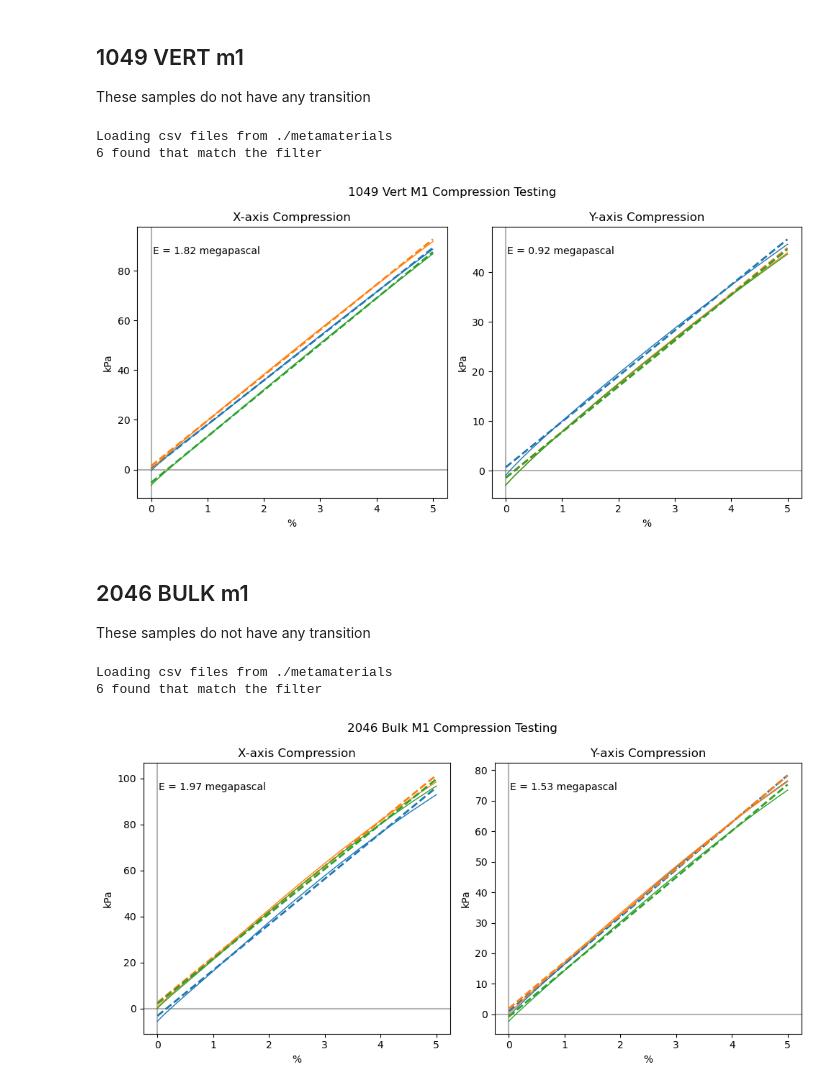
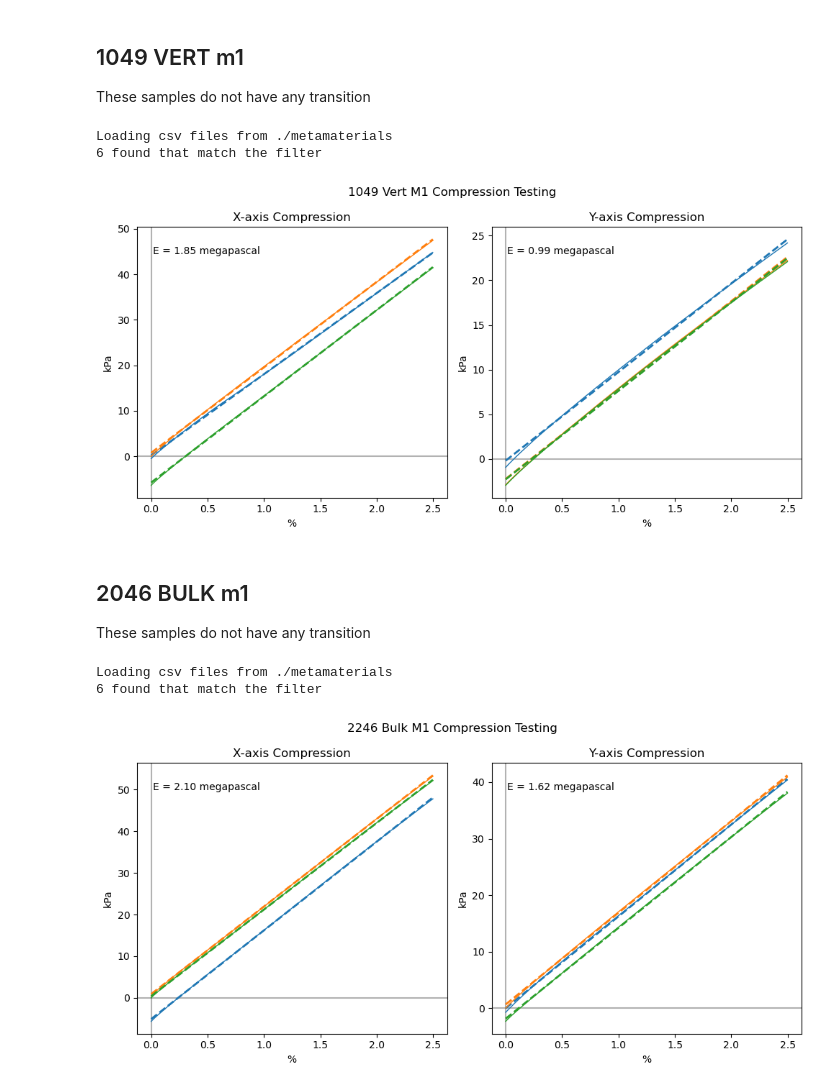
Before and after one commit to TransformativeRoboticsLab/FDE-Metamaterials, a Jupyter notebook: data/instron_tests/analysis.ipynb, the cells around one changed output. Drawn from its saved outputs; the diff is of its cells as text; code cells hidden in the pictures.

```diff
--- a/data/instron_tests/analysis.ipynb
+++ b/data/instron_tests/analysis.ipynb
@@ -37,7 +40,7 @@ for group in samples:
         m, b = s.add_linear_fit(x='Compressive strain (Displacement)',
                                 y='Compressive stress',
                                 x_min=0.,
-                                x_max=10 * ureg.percent)
+                                x_max=2.5 * ureg.percent)
         s.user_data = dict(
             E=m.to('MPa'),
             y_intercept=b,
@@ -78,7 +81,7 @@ x_col = 'Compressive strain (Displacement)'
 y1_col = 'Compressive stress'
 y2_col = 'Compressive stress (Line Fit)'
 # x bounds of plot
-strain_limits = (0., 0.1)
+strain_limits = (0., 0.025)
 
 # Plotting
 fig, axg = plt.subplots(4, 3, figsize=(12, 16))
@@ -165,12 +168,13 @@ BULK_m2_NoTransition = ip.load_samples(DATA_DIR,
 
 samples = [BULK_m2_2mmTransition, BULK_m2_NoTransition]
 
+strain_limits = (0., 0.05)
 for group in samples:
     for s in group:
         m, b = s.add_linear_fit(x='Compressive strain (Displacement)',
                                 y='Compressive stress',
-                                x_min=0.,
-                                x_max=5 * ureg.percent)
+                                x_min=strain_limits[0],
+                                x_max=strain_limits[1])
         s.user_data = dict(
             E=m.to('MPa'),
             y_intercept=b,
@@ -252,12 +254,13 @@ These samples do not have any transition
 # %%
 VERT_1049_m1_samples = ip.load_samples(DATA_DIR,
                                        filter_fn=lambda f: 'vert' in f.stem.lower())
+strain_limits = (0, 0.025)
 
 for sample in VERT_1049_m1_samples:
     m, b = sample.add_linear_fit(x='Compressive strain (Displacement)',
                                  y='Compressive stress',
-                                 x_min=0.,
-                                 x_max=5 * ureg.percent)
+                                 x_min=strain_limits[0],
+                                 x_max=strain_limits[1])
     sample.user_data = dict(
         E=m.to('MPa'),
         y_intercept=b,
@@ -269,7 +272,6 @@ x_col = 'Compressive strain (Displacement)'
 y1_col = 'Compressive stress'
 y2_col = 'Compressive stress (Line Fit)'
 # x bounds of plot
-strain_limits = (0, 0.05)
 
 comp_dirs = ['X', 'Y']
 
@@ -304,20 +306,21 @@ plt.tight_layout()
 # %% [output]
 Loading csv files from ./metamaterials
 6 found that match the filter
-[figure, old version]
+[figure, new version]
 # %% [markdown]
 ## 2046 BULK m1
 
 These samples do not have any transition
 # %%
 BULK_2046_m1_samples = ip.load_samples(DATA_DIR,
-                                       filter_fn=lambda f: '2046' in f.stem.lower())
+                                       filter_fn=lambda f: '2246' in f.stem.lower())
+strain_limits = (0, 0.025)
 
 for sample in BULK_2046_m1_samples:
     m, b = sample.add_linear_fit(x='Compressive strain (Displacement)',
                                  y='Compressive stress',
-                                 x_min=0.,
-                                 x_max=5 * ureg.percent)
+                                 x_min=strain_limits[0],
+                                 x_max=strain_limits[1])
     sample.user_data = dict(
         E=m.to('MPa'),
         y_intercept=b,
@@ -329,39 +332,39 @@ x_col = 'Compressive strain (Displacement)'
 y1_col = 'Compressive stress'
 y2_col = 'Compressive stress (Line Fit)'
 # x bounds of plot
-strain_limits = (0, 0.05)
+
 
 comp_dirs = ['X', 'Y']
 
 fig, axs = plt.subplots(1, 2, figsize=(10, 5))
 
 for comp_dir, ax in zip(comp_dirs, axs):
     samples_to_plot = [
         s for s in BULK_2046_m1_samples if s.user_data['comp_dir'] == comp_dir]
     ax.axvline(color='k', alpha=0.3)
     ax.axhline(color='k', alpha=0.3)
     for sample in samples_to_plot:
 
         mask = ((sample.data[x_col] >= strain_limits[0]) &
                 (sample.data[x_col] <= strain_limits[1]))
         ax.plot(sample.data[x_col][mask],
                 sample.data[y1_col][mask],
                 lw=1)
         ax.plot(sample.data[x_col][mask],
                 sample.data[y2_col][mask],
                 color=ax.lines[-1].get_color(),
                 lw=2,
                 ls='--')
         ax.set_title(f'{comp_dir}-axis Compression')
 
     if samples_to_plot:
         Es = [s.user_data['E'] for s in samples_to_plot]
         avg_E = sum(Es) / len(Es) if Es else 0.
         ax.text(0.05, 0.9, f'E = {avg_E:.2f}', transform=ax.transAxes)
 
-fig.suptitle('2046 BULK m1 Compression Testing'.title())
+fig.suptitle('2246 BULK m1 Compression Testing'.title())
 plt.tight_layout()
 # %% [output]
 Loading csv files from ./metamaterials
 6 found that match the filter
-[figure, old version]
+[figure, new version]
```
Also changed, not shown: parts of 6 cells of this notebook, 1 other file.
